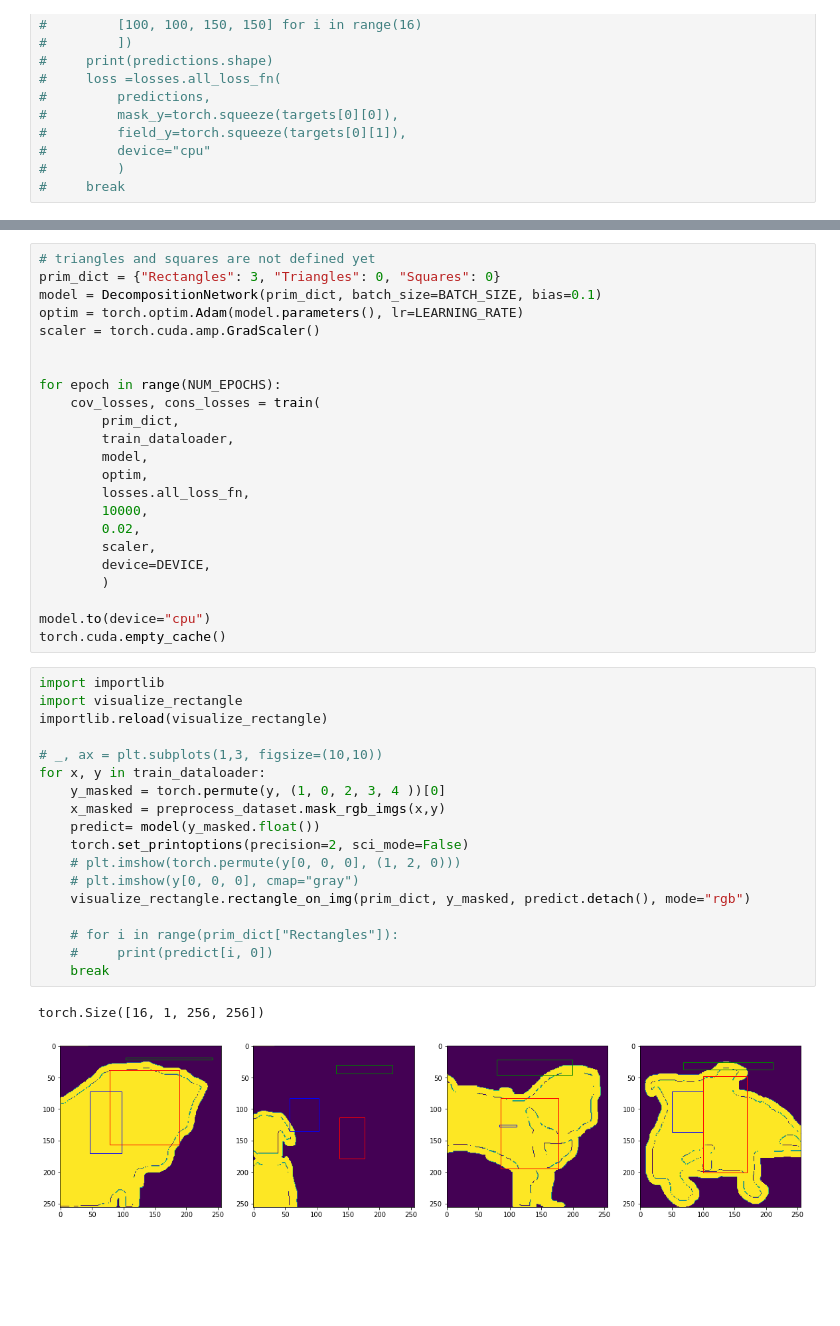
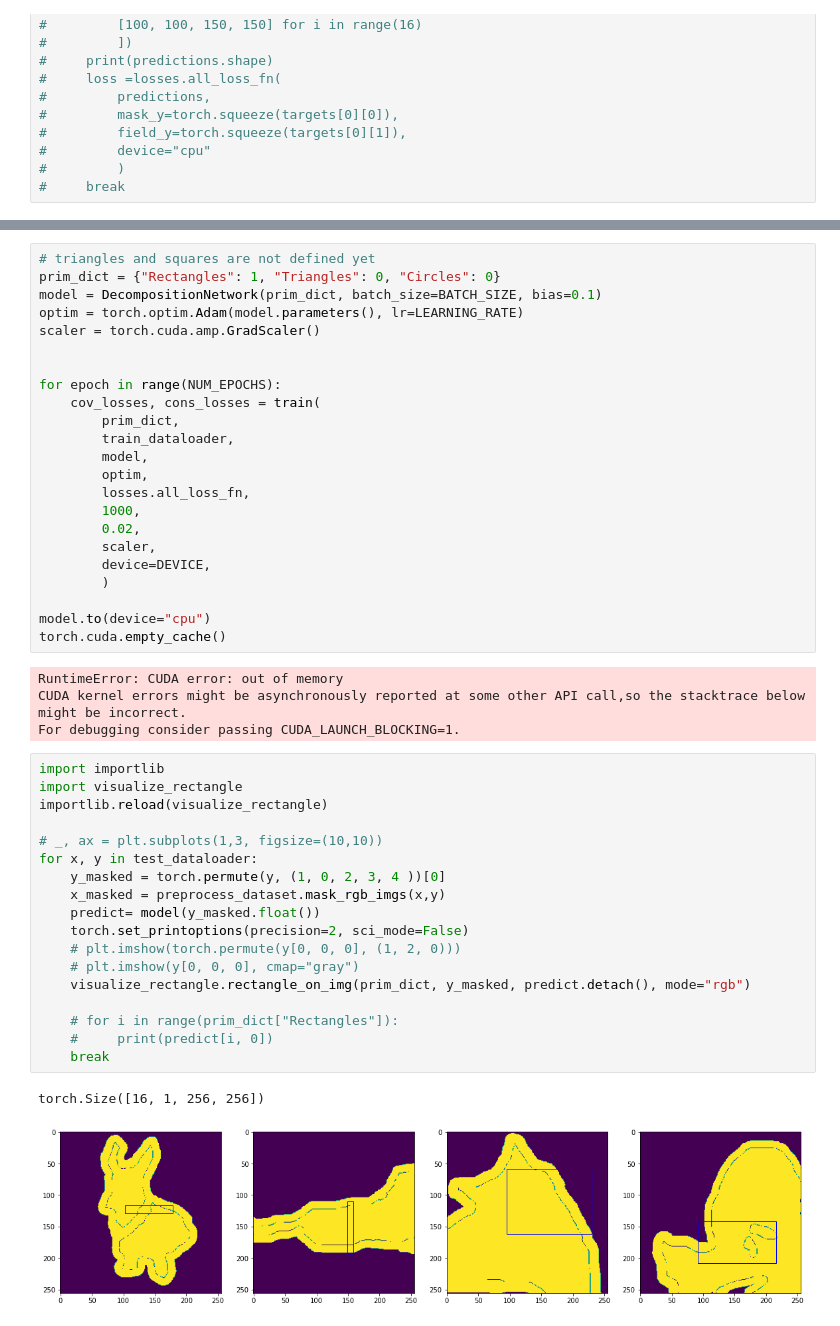
Before and after one commit to Patschwemm/Deep-Learning-Network-2D-Natural-Image-Decomposition, a Jupyter notebook: Training.ipynb, the cells around one changed output, grey strips where cells are left out. Saved outputs shown, nothing was run; the diff lists cells and outputs as text; blank space fills up the shorter version.

```diff
--- a/Training.ipynb
+++ b/Training.ipynb
@@ -113,7 +113,7 @@ def train(primitive_dict, loader, model, optimizer, loss_fn, consis_weight, mask
     return cov, cons
 # %%
 # triangles and squares are not defined yet
-prim_dict = {"Rectangles": 3, "Triangles": 0, "Squares": 0}
+prim_dict = {"Rectangles": 1, "Triangles": 0, "Circles": 0}
 model = DecompositionNetwork(prim_dict, batch_size=BATCH_SIZE, bias=0.1)
 optim = torch.optim.Adam(model.parameters(), lr=LEARNING_RATE)
 scaler = torch.cuda.amp.GradScaler()
@@ -126,7 +126,7 @@ for epoch in range(NUM_EPOCHS):
         model,
         optim,
         losses.all_loss_fn,
-        10000,
+        1000,
         0.02,
         scaler,
         device=DEVICE,
@@ -134,26 +134,30 @@ for epoch in range(NUM_EPOCHS):
 
 model.to(device="cpu")
 torch.cuda.empty_cache()
+# %% [output]
+RuntimeError: CUDA error: out of memory
+CUDA kernel errors might be asynchronously reported at some other API call,so the stacktrace below might be incorrect.
+For debugging consider passing CUDA_LAUNCH_BLOCKING=1.
 # %%
 import importlib
 import visualize_rectangle
 importlib.reload(visualize_rectangle)
 
 # _, ax = plt.subplots(1,3, figsize=(10,10))
-for x, y in train_dataloader:
+for x, y in test_dataloader:
     y_masked = torch.permute(y, (1, 0, 2, 3, 4 ))[0]
     x_masked = preprocess_dataset.mask_rgb_imgs(x,y)
     predict= model(y_masked.float())
     torch.set_printoptions(precision=2, sci_mode=False)
     # plt.imshow(torch.permute(y[0, 0, 0], (1, 2, 0)))
     # plt.imshow(y[0, 0, 0], cmap="gray")
     visualize_rectangle.rectangle_on_img(prim_dict, y_masked, predict.detach(), mode="rgb")
 
     # for i in range(prim_dict["Rectangles"]):
     #     print(predict[i, 0])
     break
 # %% [output]
 torch.Size([16, 1, 256, 256])
-[figure, old version]
+[figure, new version]
 # %%
 _, ax = plt.subplots(1, 2, figsize=(10, 5))
```
Also changed, not shown: parts of 3 cells of this notebook, 3 other files.
